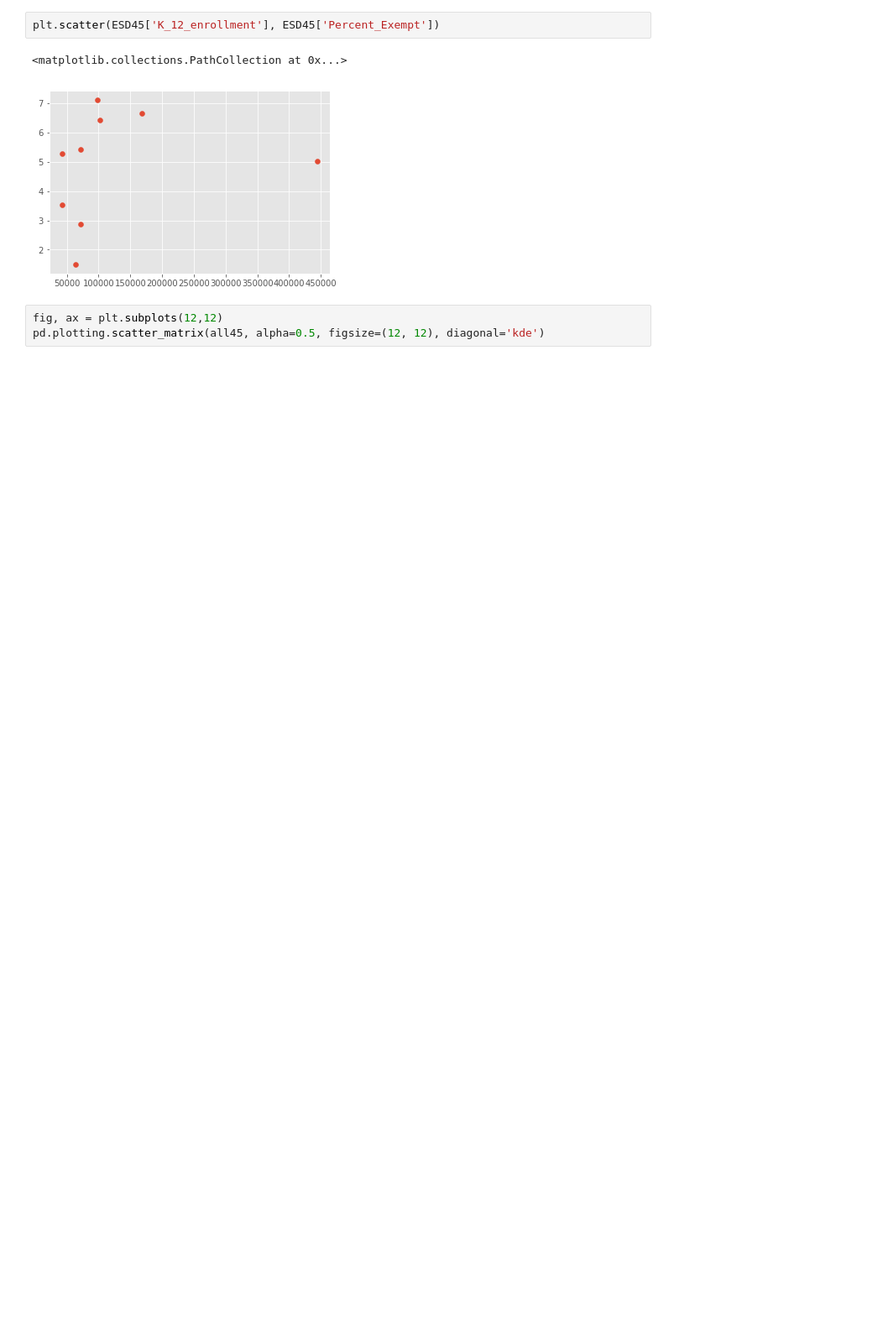
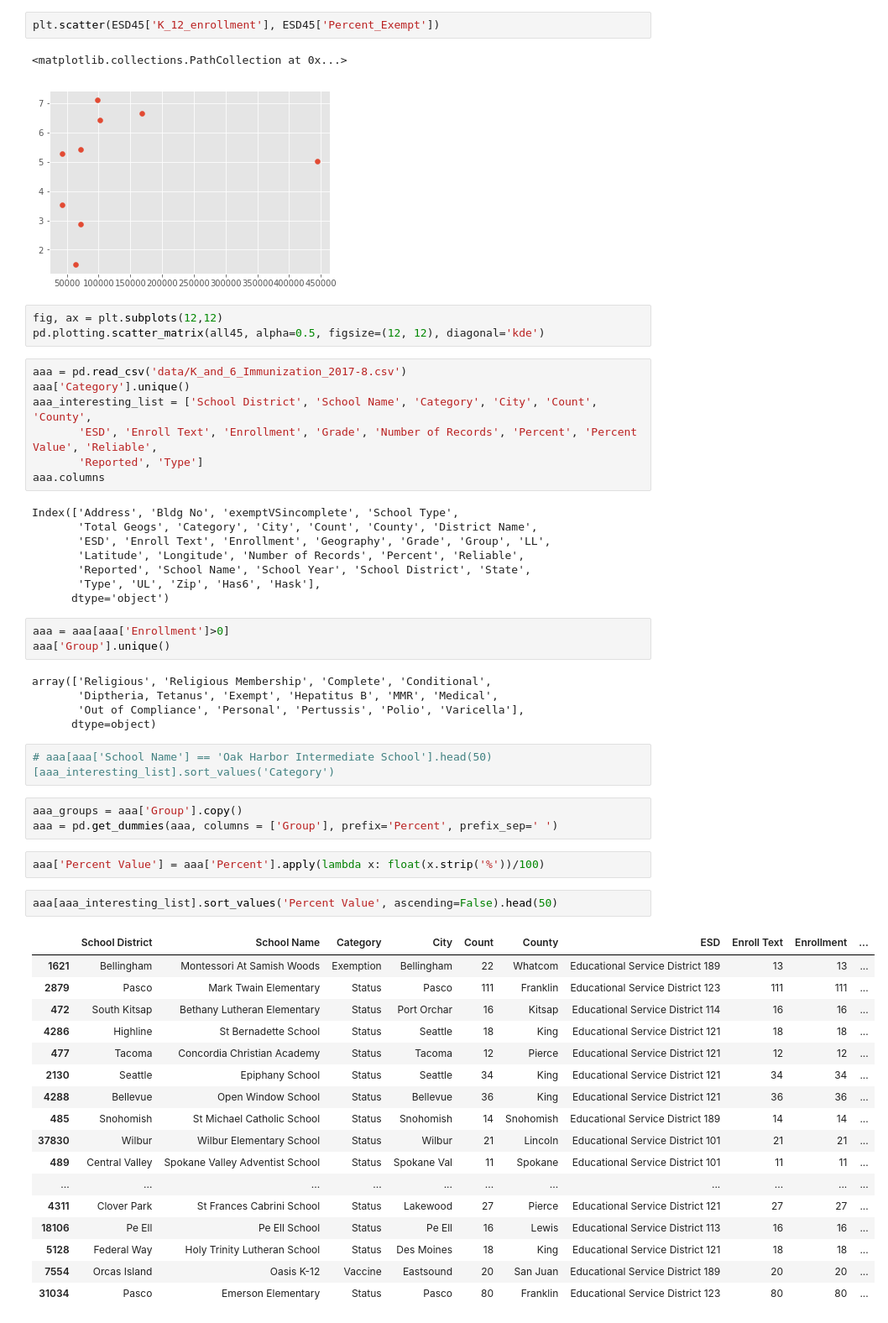
Before and after one commit to frischmuth/Washington-Immunization-Rates, a Jupyter notebook: Immunization IDE.ipynb, the cells around one changed output. Shown at 84% size. Saved outputs shown, nothing was run; the diff lists cells and outputs as text; blank space fills up the shorter version.

Commit message:
add 2017-8 data, start function to clean data

```diff
--- a/Immunization IDE.ipynb
+++ b/Immunization IDE.ipynb
@@ -394,3 +394,53 @@ plt.scatter(ESD45['K_12_enrollment'], ESD45['Percent_Exempt'])
 # %%
 fig, ax = plt.subplots(12,12)
 pd.plotting.scatter_matrix(all45, alpha=0.5, figsize=(12, 12), diagonal='kde')
+# %%
+aaa = pd.read_csv('data/K_and_6_Immunization_2017-8.csv')
+aaa['Category'].unique()
+aaa_interesting_list = ['School District', 'School Name', 'Category', 'City', 'Count', 'County',
+       'ESD', 'Enroll Text', 'Enrollment', 'Grade', 'Number of Records', 'Percent', 'Percent Value', 'Reliable',
+       'Reported', 'Type']
+aaa.columns
+# %% [output]
+Index(['Address', 'Bldg No', 'exemptVSincomplete', 'School Type',
+       'Total Geogs', 'Category', 'City', 'Count', 'County', 'District Name',
+       'ESD', 'Enroll Text', 'Enrollment', 'Geography', 'Grade', 'Group', 'LL',
+       'Latitude', 'Longitude', 'Number of Records', 'Percent', 'Reliable',
+       'Reported', 'School Name', 'School Year', 'School District', 'State',
+       'Type', 'UL', 'Zip', 'Has6', 'Hask'],
+      dtype='object')
+# %%
+aaa = aaa[aaa['Enrollment']>0]
+aaa['Group'].unique()
+# %% [output]
+array(['Religious', 'Religious Membership', 'Complete', 'Conditional',
+       'Diptheria, Tetanus', 'Exempt', 'Hepatitus B', 'MMR', 'Medical',
+       'Out of Compliance', 'Personal', 'Pertussis', 'Polio', 'Varicella'],
+      dtype=object)
+# %%
+# aaa[aaa['School Name'] == 'Oak Harbor Intermediate School'].head(50)[aaa_interesting_list].sort_values('Category')
+# %%
+aaa_groups = aaa['Group'].copy()
+aaa = pd.get_dummies(aaa, columns = ['Group'], prefix='Percent', prefix_sep=' ')
+# %%
+aaa['Percent Value'] = aaa['Percent'].apply(lambda x: float(x.strip('%'))/100)
+# %%
+aaa[aaa_interesting_list].sort_values('Percent Value', ascending=False).head(50)
+# %% [output]
+|  | School District | School Name | Category | City | Count | County | ESD | Enroll Text | Enrollment | ... |
+| 1621 | Bellingham | Montessori At Samish Woods | Exemption | Bellingham | 22 | Whatcom | Educational Service District 189 | 13 | 13 | ... |
+| 2879 | Pasco | Mark Twain Elementary | Status | Pasco | 111 | Franklin | Educational Service District 123 | 111 | 111 | ... |
+| 472 | South Kitsap | Bethany Lutheran Elementary | Status | Port Orchar | 16 | Kitsap | Educational Service District 114 | 16 | 16 | ... |
+| 4286 | Highline | St Bernadette School | Status | Seattle | 18 | King | Educational Service District 121 | 18 | 18 | ... |
+| 477 | Tacoma | Concordia Christian Academy | Status | Tacoma | 12 | Pierce | Educational Service District 121 | 12 | 12 | ... |
+| 2130 | Seattle | Epiphany School | Status | Seattle | 34 | King | Educational Service District 121 | 34 | 34 | ... |
+| 4288 | Bellevue | Open Window School | Status | Bellevue | 36 | King | Educational Service District 121 | 36 | 36 | ... |
+| 485 | Snohomish | St Michael Catholic School | Status | Snohomish | 14 | Snohomish | Educational Service District 189 | 14 | 14 | ... |
+| 37830 | Wilbur | Wilbur Elementary School | Status | Wilbur | 21 | Lincoln | Educational Service District 101 | 21 | 21 | ... |
+| 489 | Central Valley | Spokane Valley Adventist School | Status | Spokane Val | 11 | Spokane | Educational Service District 101 | 11 | 11 | ... |
+| ... | ... | ... | ... | ... | ... | ... | ... | ... | ... | ... |
+| 4311 | Clover Park | St Frances Cabrini School | Status | Lakewood | 27 | Pierce | Educational Service District 121 | 27 | 27 | ... |
+| 18106 | Pe Ell | Pe Ell School | Status | Pe Ell | 16 | Lewis | Educational Service District 113 | 16 | 16 | ... |
+| 5128 | Federal Way | Holy Trinity Lutheran School | Status | Des Moines | 18 | King | Educational Service District 121 | 18 | 18 | ... |
+| 7554 | Orcas Island | Oasis K-12 | Vaccine | Eastsound | 20 | San Juan | Educational Service District 189 | 20 | 20 | ... |
+| 31034 | Pasco | Emerson Elementary | Status | Pasco | 80 | Franklin | Educational Service District 123 | 80 | 80 | ... |
```
Also changed, not shown: parts of 8 cells of this notebook, 2 other files.
